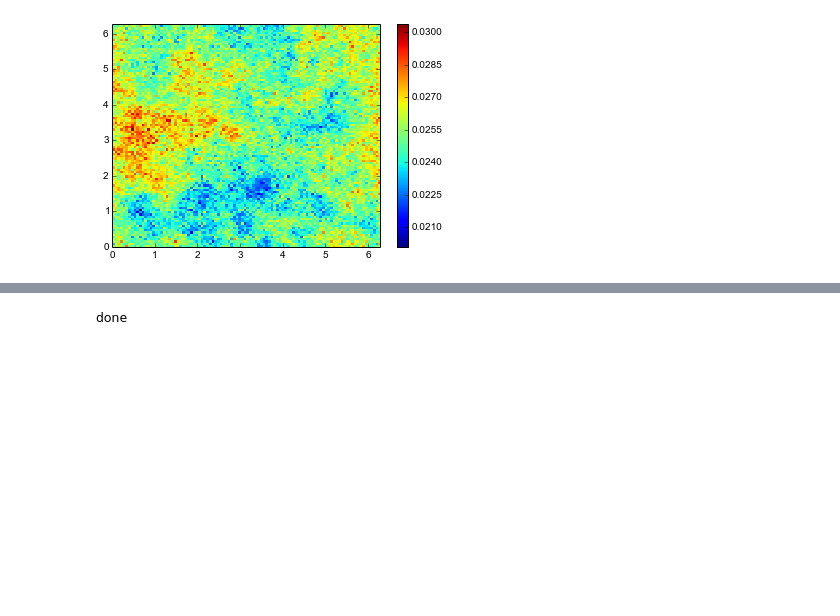
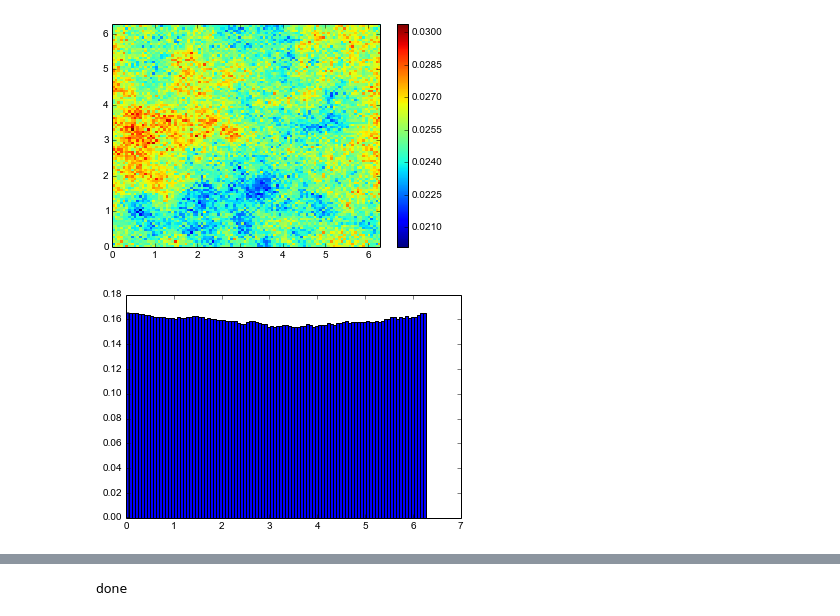
Before and after one commit to Danie1Johnson/research, a Jupyter notebook: BGMRBM test 3.ipynb, the cells around one changed output, grey strips where cells are left out. Cells and saved outputs as stored; diff of their text form; code cells hidden in the pictures; blank space fills up the shorter version.

```diff
--- a/BGMRBM test 3.ipynb
+++ b/BGMRBM test 3.ipynb
@@ -95,3 +105,8 @@ plt.colorbar()
 # %% [output]
 <matplotlib.colorbar.Colorbar instance at 0x...>
 [figure]
+# %%
+hist_0_0 = plt.hist(z_0.stat_log[:,0], bins=100, normed=True)
+plt.savefig('test_3_0_x_'+date_time_str+'.png')
+# %% [output]
+[figure, added]
```
Also changed, not shown: parts of 8 cells of this notebook, 5 other files.
